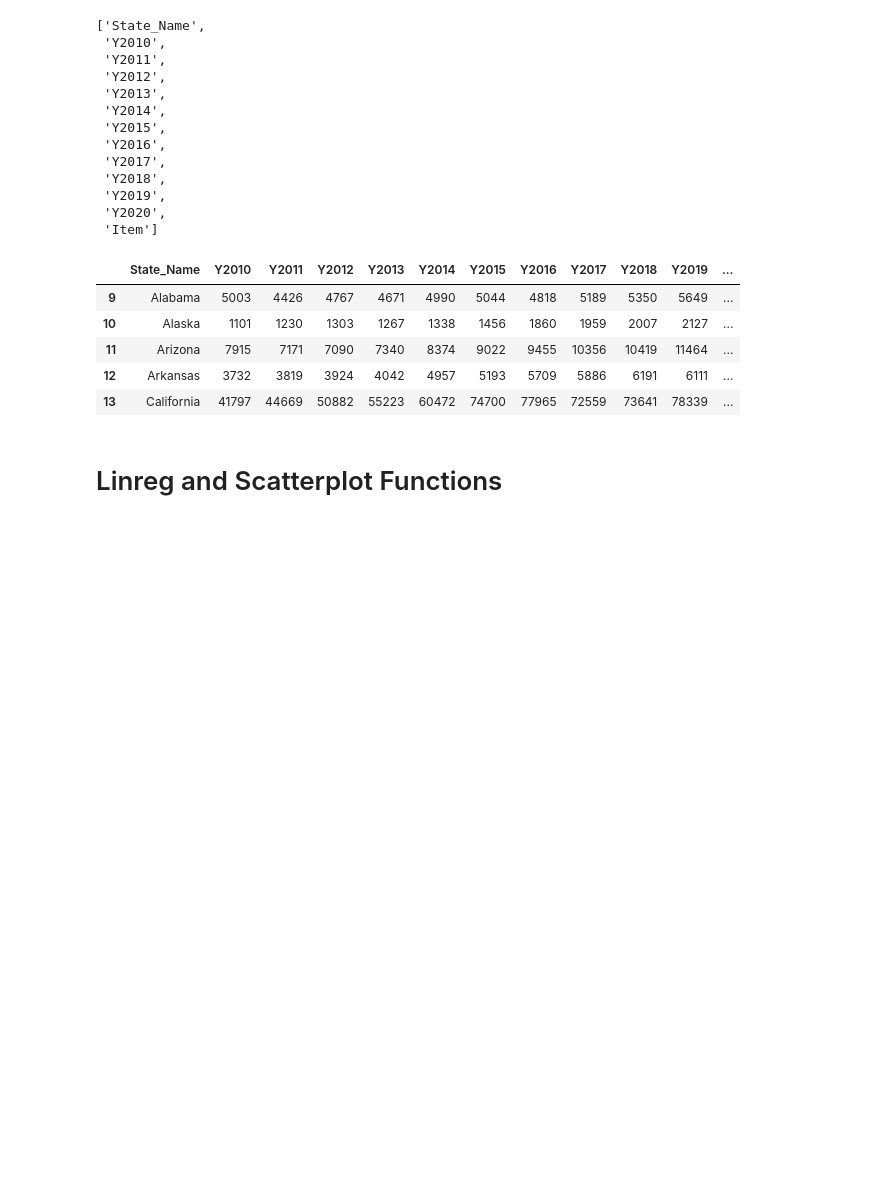
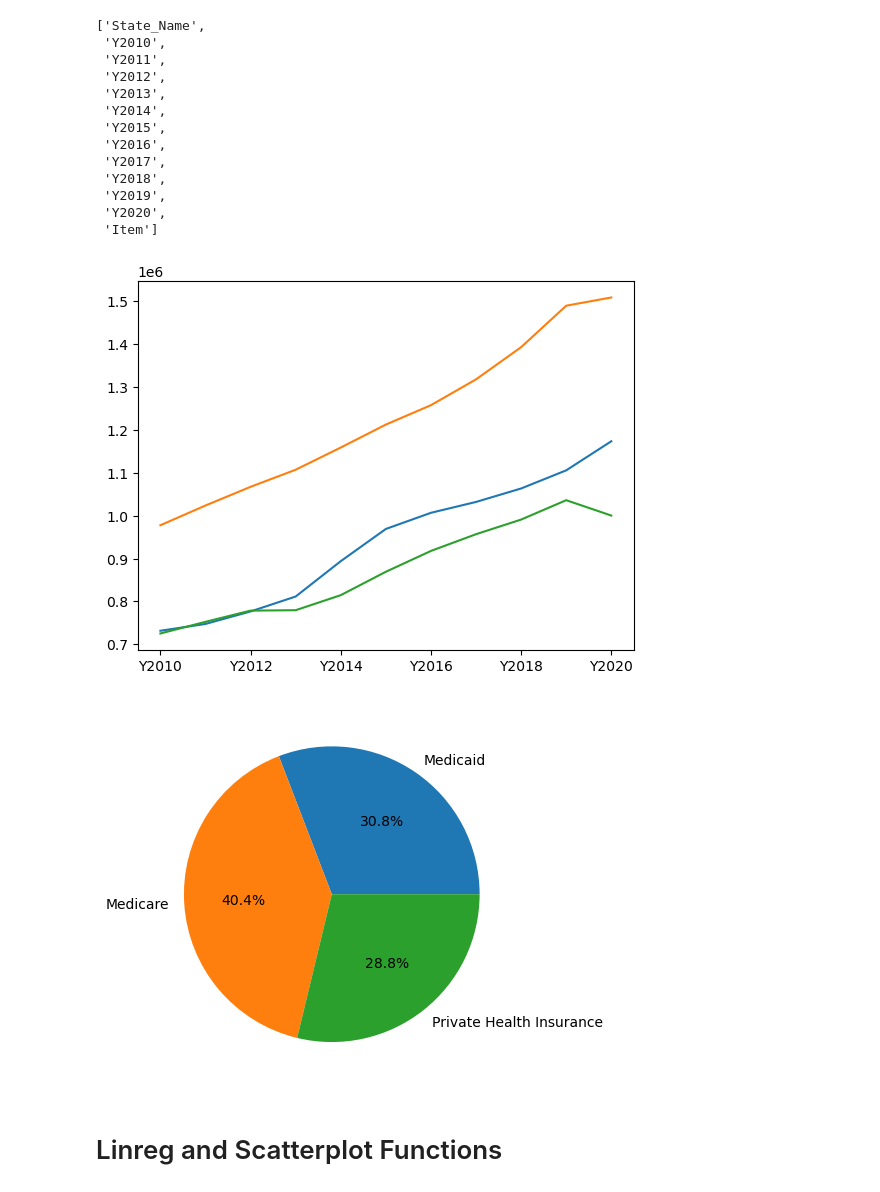
Before and after one commit to fuijo/Team-3-The-Outliers, a Jupyter notebook: HealthSpending.ipynb, the cells around one changed output. Cells and saved outputs as stored; diff of their text form; code cells hidden in the pictures; blank space fills up the shorter version.

Commit message:
created line graphs of the data and pie of the average

```diff
--- a/HealthSpending.ipynb
+++ b/HealthSpending.ipynb
@@ -35,46 +35,61 @@ CareEnroll_df = pd.read_csv("SpendingData/MEDICARE_ENROLLMENT20.CSV")
 CarePerEnroll_df = pd.read_csv("SpendingData/MEDICARE_PER_ENROLLEE20.CSV")
 PHIAgg_df = pd.read_csv("SpendingData/PHI_AGGREGATE20.CSV")
 PHIEnroll_df = pd.read_csv("SpendingData/PHI_ENROLLMENT20.CSV")
-PHIPerEnroll_df = pd.read_csv("SpendingData/PHI_PER_ENROLLEE.CSV")
+PHIPerEnroll_df = pd.read_csv("SpendingData/PHI_PER_ENROLLEE20.CSV")
 #Trim spending CSVs into relavent time period (2010-2020)
 CaidAgg_df = CaidAgg_df.dropna(how = 'any')
 CaidEnroll_df = CaidEnroll_df.dropna(how = 'any')
 CaidPerEnroll_df = CaidPerEnroll_df.dropna(how = 'any')
 CareAgg_df = CareAgg_df.dropna(how = 'any')
 CareEnroll_df = CareEnroll_df.dropna(how = 'any')
 CarePerEnroll_df = CarePerEnroll_df.dropna(how = 'any')
 PHIAgg_df = PHIAgg_df.dropna(how = 'any')
 PHIEnroll_df = PHIEnroll_df.dropna(how = 'any')
 PHIPerEnroll_df = PHIPerEnroll_df.dropna(how = 'any')
 #Find wanted columns for the spending CSVs
 CSVCols = ["Y"+str(x) for x in range(2010,2021)]
 CSVCols.insert(0,'State_Name')
+CSVCols.append('Code')
 CSVCols.append('Item')
 TCaidAgg_df = CaidAgg_df[CSVCols]
 TCaidEnroll_df = CaidEnroll_df[CSVCols]
 TCaidPerEnroll_df = CaidPerEnroll_df[CSVCols]
 TCareAgg_df = CareAgg_df[CSVCols]
 TCareEnroll_df = CareEnroll_df[CSVCols]
 TCarePerEnroll_df = CarePerEnroll_df[CSVCols]
 TPHIAgg_df = PHIAgg_df[CSVCols]
 TPHIEnroll_df = PHIEnroll_df[CSVCols]
 TPHIPerEnroll_df = PHIPerEnroll_df[CSVCols]
+SumCaidAgg = TCaidAgg_df.sum()
+SumCareAgg = TCareAgg_df.sum()
+SumPHIAgg = TPHIAgg_df.sum()
+SumCaidAgg = SumCaidAgg[["Y"+str(x) for x in range(2010,2021)]]
+SumCareAgg = SumCareAgg[["Y"+str(x) for x in range(2010,2021)]]
+SumPHIAgg = SumPHIAgg[["Y"+str(x) for x in range(2010,2021)]]
+Caid10YAvg = round(SumCaidAgg.mean(),2)
+Care10YAvg = round(SumCareAgg.mean(),2)
+PHI10YAvg = round(SumPHIAgg.mean(),2)
+#Graph the 3 different types of insurance payments over time.
+SumCaidAgg.plot(kind = 'line')
+SumCareAgg.plot(kind = 'line')
+SumPHIAgg.plot(kind = 'line')
+plt.show()
+
+#Pie graph of 3 10 year Averages
+plt.pie([Caid10YAvg,Care10YAvg,PHI10YAvg],labels = ["Medicaid","Medicare","Private Health Insurance"],autopct='%1.1f%%')
+plt.show()
 #Import Census CSVs
 
 #Trim Census CSVs into relavent time period (2010-2020)
 
 #Import death CSV
 
 #Trim death CSV to relavent time period (2010-2020)
 
 # Create extra Columns needed for data
 # %% [output]
-|  | State_Name | Y2010 | Y2011 | Y2012 | Y2013 | Y2014 | Y2015 | Y2016 | Y2017 | Y2018 | Y2019 | ... |
-| 9 | Alabama | 5003 | 4426 | 4767 | 4671 | 4990 | 5044 | 4818 | 5189 | 5350 | 5649 | ... |
-| 10 | Alaska | 1101 | 1230 | 1303 | 1267 | 1338 | 1456 | 1860 | 1959 | 2007 | 2127 | ... |
-| 11 | Arizona | 7915 | 7171 | 7090 | 7340 | 8374 | 9022 | 9455 | 10356 | 10419 | 11464 | ... |
-| 12 | Arkansas | 3732 | 3819 | 3924 | 4042 | 4957 | 5193 | 5709 | 5886 | 6191 | 6111 | ... |
-| 13 | California | 41797 | 44669 | 50882 | 55223 | 60472 | 74700 | 77965 | 72559 | 73641 | 78339 | ... |
+[figure, added]
+[figure, added]
 # %% [markdown]
 # Linreg and Scatterplot Functions
 # %%
```
